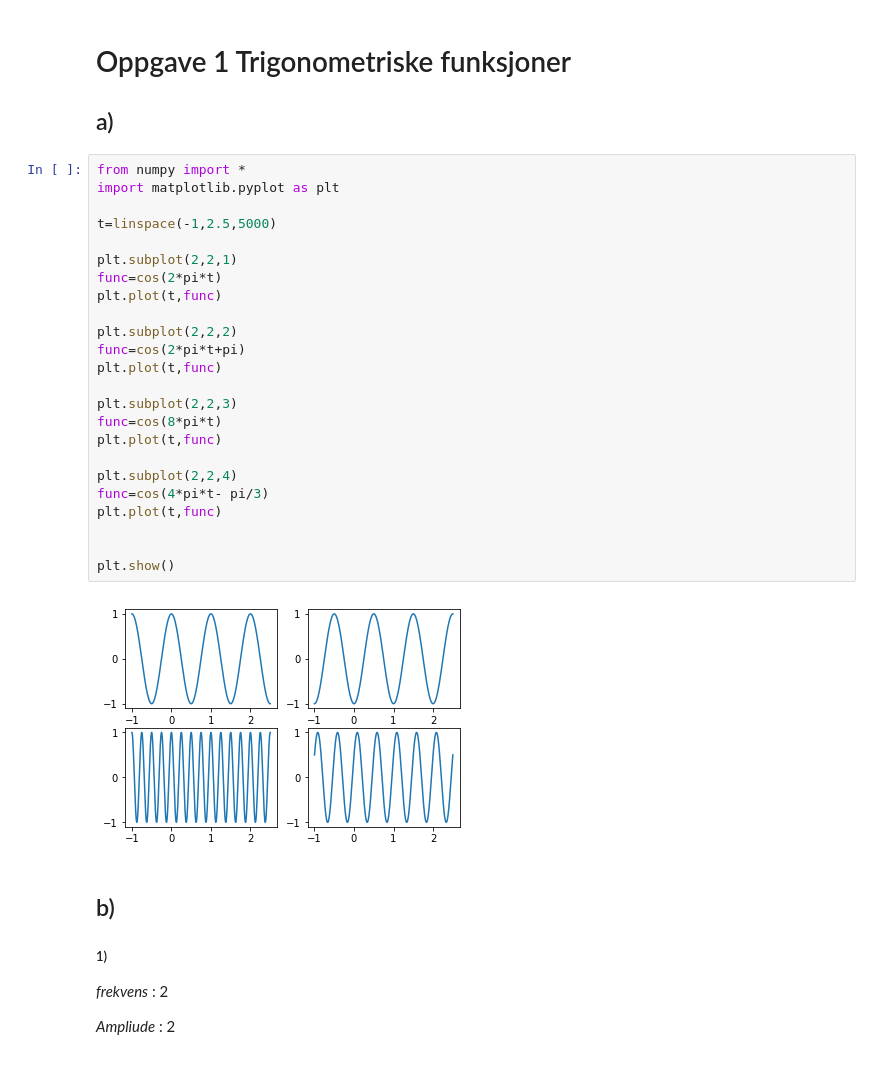
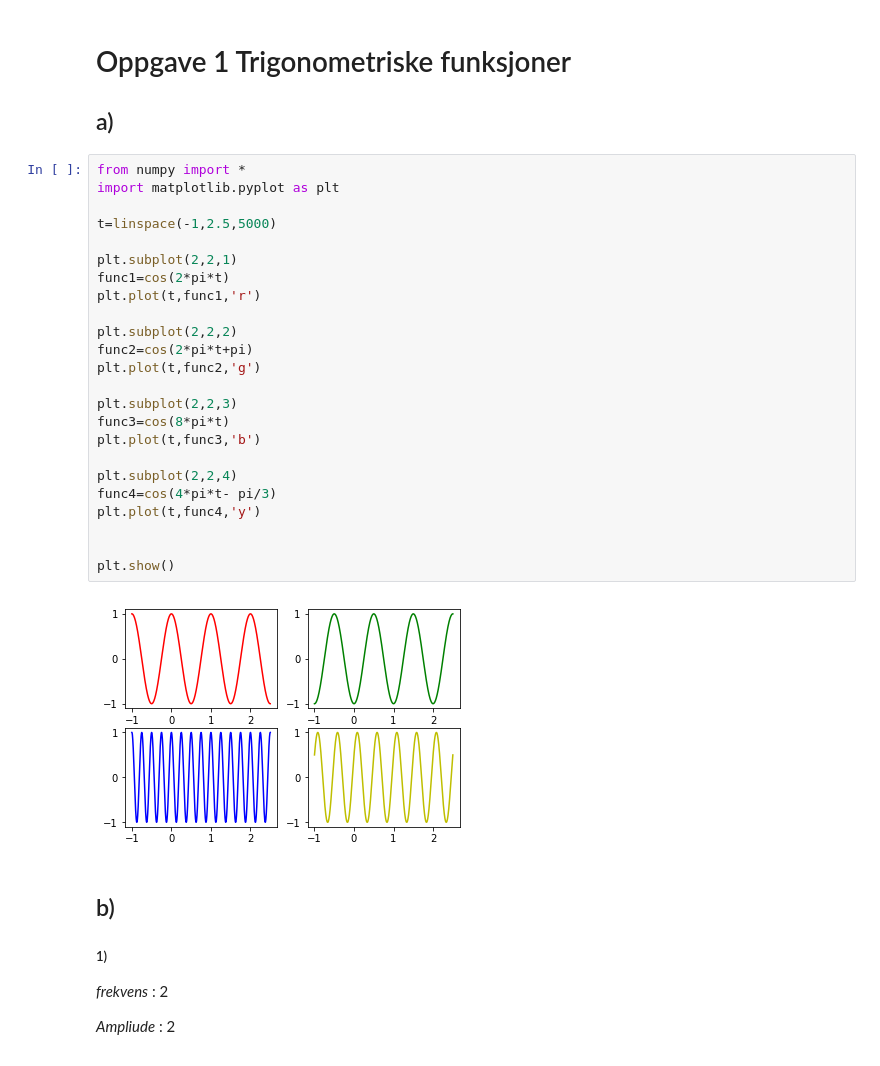
Before and after one commit to matkir/Master_subjects, a Jupyter notebook: INF4470/week1/Assignment1.ipynb, the cells around one changed output. Cells and saved outputs as stored; diff of their text form.

```diff
--- a/INF4470/week1/Assignment1.ipynb
+++ b/INF4470/week1/Assignment1.ipynb
@@ -5,29 +8,29 @@
 # %%
 from numpy import *
 import matplotlib.pyplot as plt
 
 t=linspace(-1,2.5,5000)
 
 plt.subplot(2,2,1)
-func=cos(2*pi*t)
-plt.plot(t,func)
+func1=cos(2*pi*t)
+plt.plot(t,func1,'r')
 
 plt.subplot(2,2,2)
-func=cos(2*pi*t+pi)
-plt.plot(t,func)
+func2=cos(2*pi*t+pi)
+plt.plot(t,func2,'g')
 
 plt.subplot(2,2,3)
-func=cos(8*pi*t)
-plt.plot(t,func)
+func3=cos(8*pi*t)
+plt.plot(t,func3,'b')
 
 plt.subplot(2,2,4)
-func=cos(4*pi*t- pi/3)
-plt.plot(t,func)
+func4=cos(4*pi*t- pi/3)
+plt.plot(t,func4,'y')
 
 
 plt.show()
 # %% [output]
-[figure, old version]
+[figure, new version]
 # %% [markdown]
 ## b)
 ##### 1)
```
Also changed, not shown: parts of 4 cells of this notebook.
